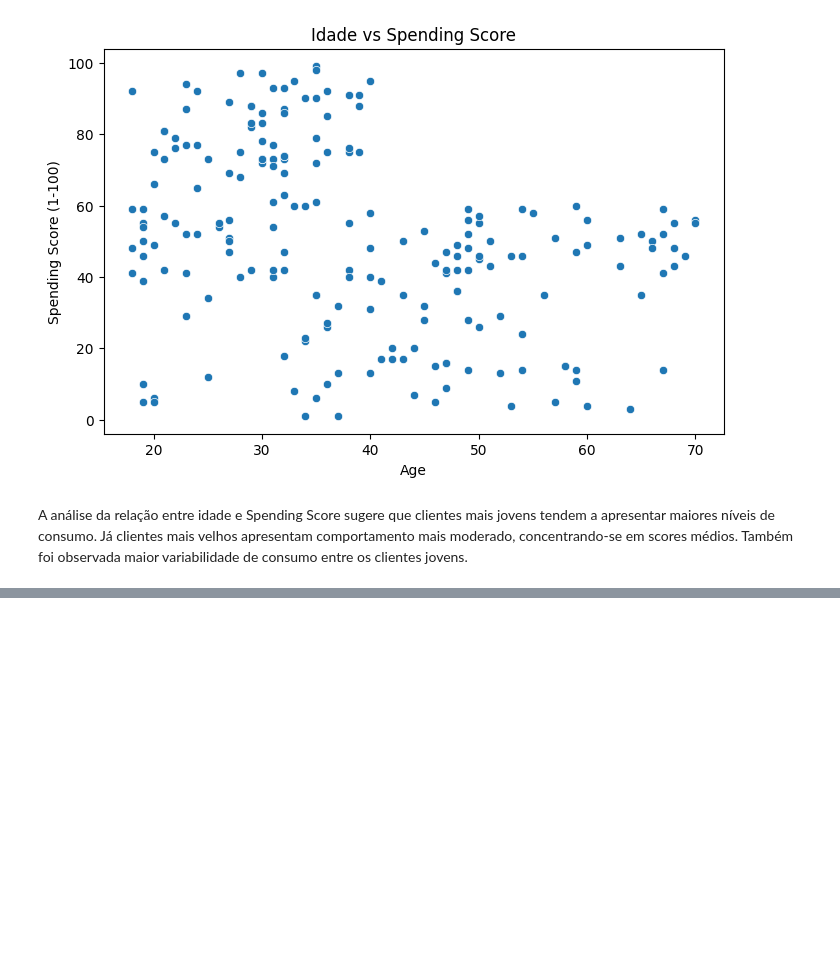
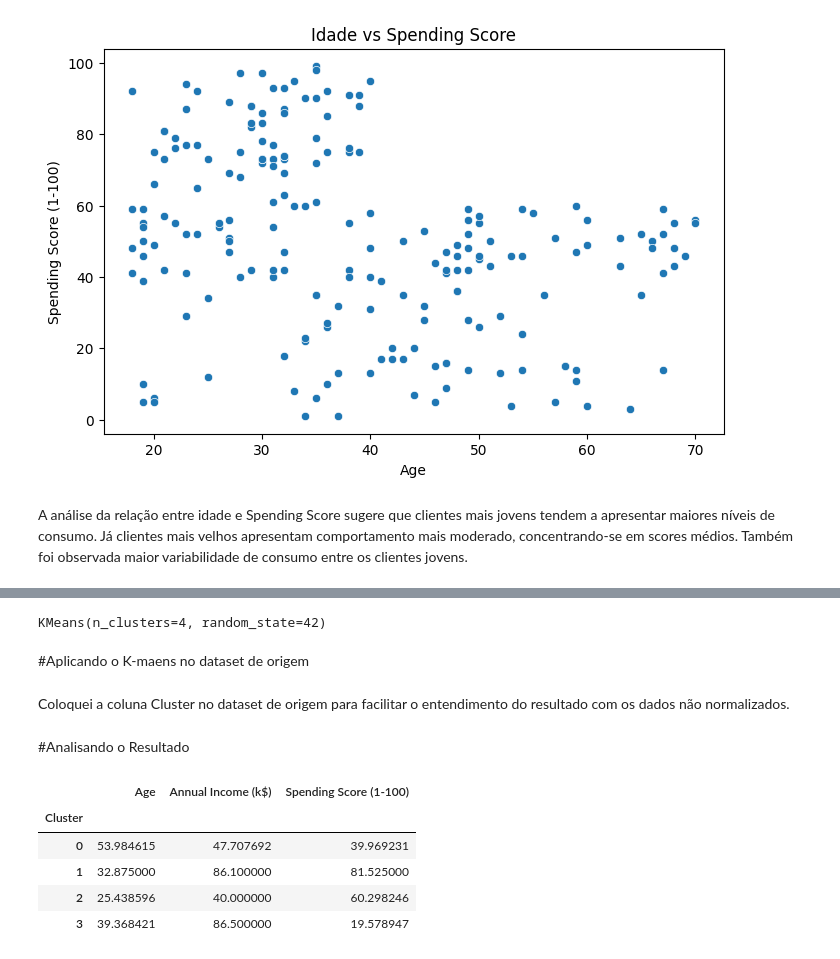
Before and after one commit to jlltj-ai/Portif-lio_ciencia_dados, a Jupyter notebook: Modelos de Classificação/Perfil_de_Cliente.ipynb, the cells around one changed output, grey strips where cells are left out. Cells and saved outputs as stored; diff of their text form; code cells hidden in the pictures; blank space fills up the shorter version.

```diff
--- a/Modelos de Classificação/Perfil_de_Cliente.ipynb
+++ b/Modelos de Classificação/Perfil_de_Cliente.ipynb
@@ -120,0 +204,14 @@ A análise da relação entre idade e Spending Score sugere que clientes mais jo
+# %%
+# Criando o modelo
+
+kmeans = KMeans(n_clusters=4, random_state=42)
+# %%
+# Treinando o modelo
+
+kmeans.fit(base_normalizada)
+# %% [output]
+KMeans(n_clusters=4, random_state=42)
+# %%
+# Obtendo o cluster de cada cliente
+
+clusters = kmeans.labels_
@@ -120,0 +222,21 @@ A análise da relação entre idade e Spending Score sugere que clientes mais jo
+# %% [markdown]
+#Aplicando o K-maens no dataset de origem
+# %%
+df['Cluster'] = clusters
+# %% [markdown]
+Coloquei a coluna Cluster no dataset de origem para facilitar o entendimento do resultado com os dados não normalizados.
+# %% [markdown]
+#Analisando o Resultado
+# %%
+#Agrupando os clusters com a média
+
+df.groupby('Cluster')[['Age',
+                       'Annual Income (k$)',
+                       'Spending Score (1-100)']].mean()
+# %% [output]
+|  | Age | Annual Income (k$) | Spending Score (1-100) |
+| Cluster |  |  |  |
+| 0 | 53.984615 | 47.707692 | 39.969231 |
+| 1 | 32.875000 | 86.100000 | 81.525000 |
+| 2 | 25.438596 | 40.000000 | 60.298246 |
+| 3 | 39.368421 | 86.500000 | 19.578947 |
```
Also changed, not shown: parts of 26 cells of this notebook.
